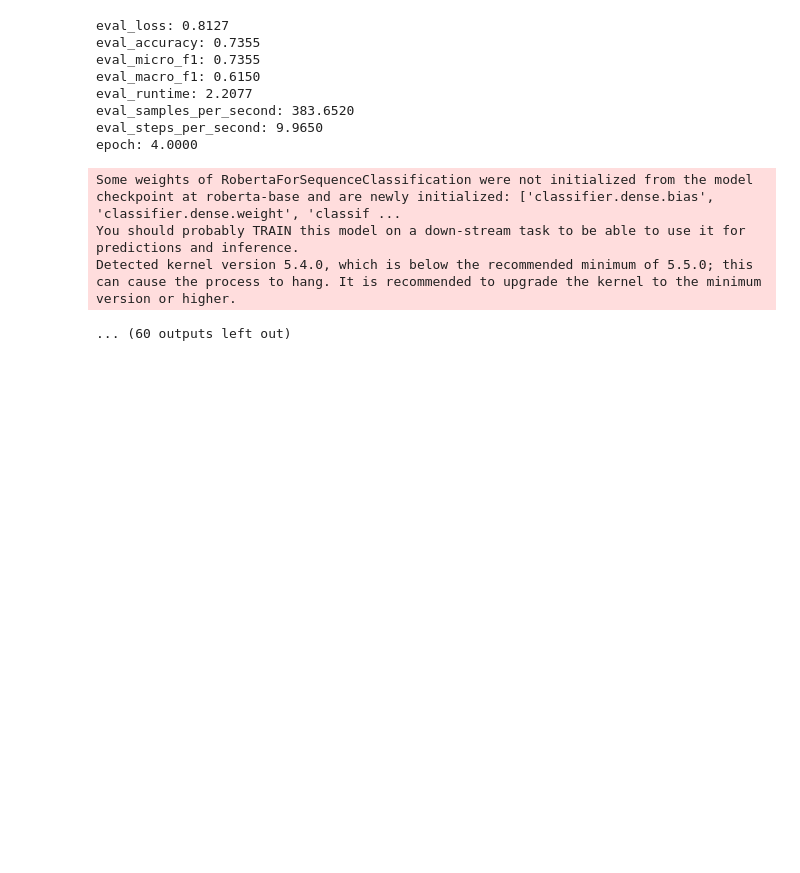
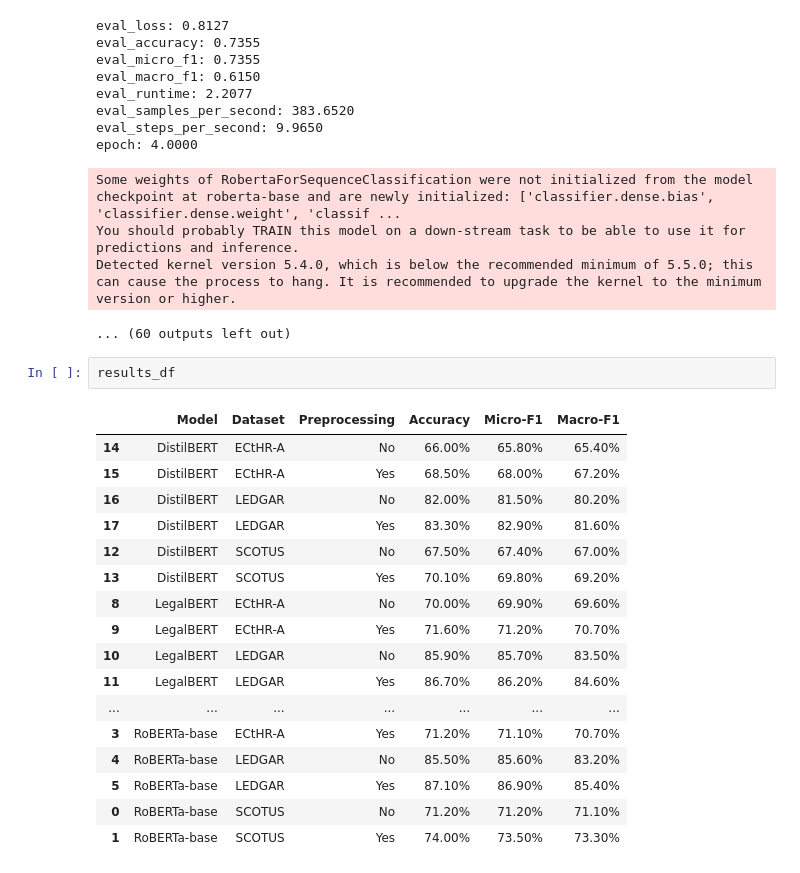
Before and after one commit to Victorambrose/Legal_NLP, a Jupyter notebook: Model_training/model_training2.ipynb, the cells around one changed output. Drawn from its saved outputs; the diff is of its cells as text; blank space fills up the shorter version.

Commit message:
added results

```diff
--- a/Model_training/model_training2.ipynb
+++ b/Model_training/model_training2.ipynb
@@ -423,3 +423,23 @@ Some weights of RobertaForSequenceClassification were not initialized from the m
 You should probably TRAIN this model on a down-stream task to be able to use it for predictions and inference.
 Detected kernel version 5.4.0, which is below the recommended minimum of 5.5.0; this can cause the process to hang. It is recommended to upgrade the kernel to the minimum version or higher.
 ... (60 outputs left out)
+# %%
+results_df
+# %% [output]
+|  | Model | Dataset | Preprocessing | Accuracy | Micro-F1 | Macro-F1 |
+| 14 | DistilBERT | ECtHR-A | No | 66.00% | 65.80% | 65.40% |
+| 15 | DistilBERT | ECtHR-A | Yes | 68.50% | 68.00% | 67.20% |
+| 16 | DistilBERT | LEDGAR | No | 82.00% | 81.50% | 80.20% |
+| 17 | DistilBERT | LEDGAR | Yes | 83.30% | 82.90% | 81.60% |
+| 12 | DistilBERT | SCOTUS | No | 67.50% | 67.40% | 67.00% |
+| 13 | DistilBERT | SCOTUS | Yes | 70.10% | 69.80% | 69.20% |
+| 8 | LegalBERT | ECtHR-A | No | 70.00% | 69.90% | 69.60% |
+| 9 | LegalBERT | ECtHR-A | Yes | 71.60% | 71.20% | 70.70% |
+| 10 | LegalBERT | LEDGAR | No | 85.90% | 85.70% | 83.50% |
+| 11 | LegalBERT | LEDGAR | Yes | 86.70% | 86.20% | 84.60% |
+| ... | ... | ... | ... | ... | ... | ... |
+| 3 | RoBERTa-base | ECtHR-A | Yes | 71.20% | 71.10% | 70.70% |
+| 4 | RoBERTa-base | LEDGAR | No | 85.50% | 85.60% | 83.20% |
+| 5 | RoBERTa-base | LEDGAR | Yes | 87.10% | 86.90% | 85.40% |
+| 0 | RoBERTa-base | SCOTUS | No | 71.20% | 71.20% | 71.10% |
+| 1 | RoBERTa-base | SCOTUS | Yes | 74.00% | 73.50% | 73.30% |
```
